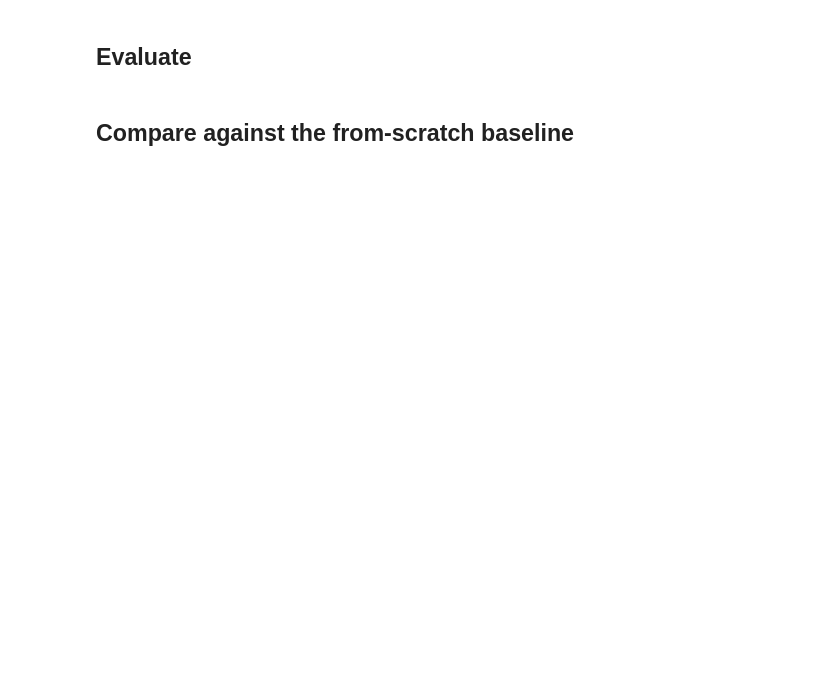
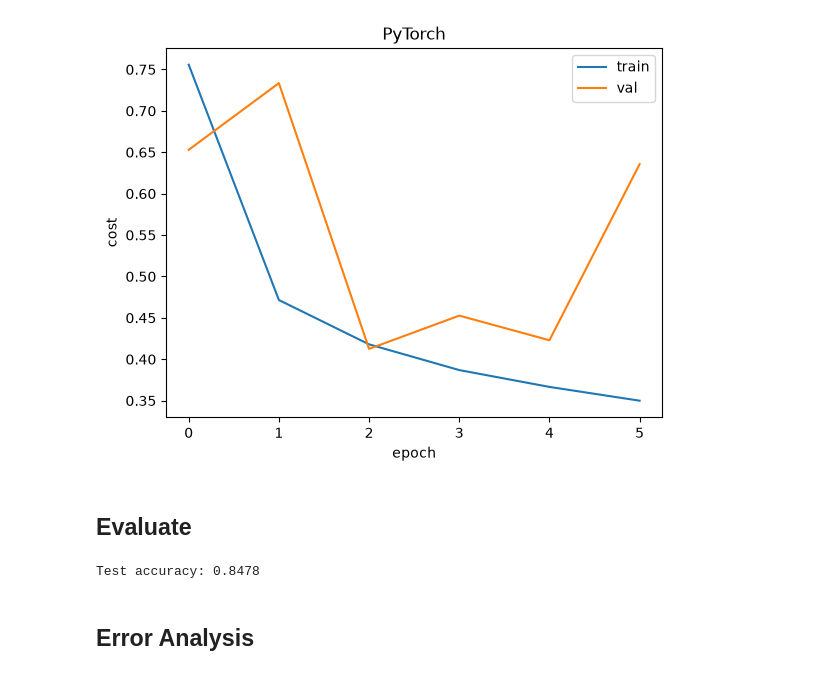
Before and after one commit to fnmsantiago/fashion-mnist-from-scratch, a Jupyter notebook: notebooks/02_pytorch_comparison.ipynb, the cells around one changed output. Drawn from its saved outputs; the diff is of its cells as text; code cells hidden in the pictures; blank space fills up the shorter version.

```diff
--- a/notebooks/02_pytorch_comparison.ipynb
+++ b/notebooks/02_pytorch_comparison.ipynb
@@ -81,2 +133,14 @@ epochs_run = ...
+# %%
+import matplotlib.pyplot as plt
+
+plt.plot(train_costs, label='train')
+plt.plot(val_costs, label='val')
+plt.xlabel('epoch')
+plt.ylabel('cost')
+plt.legend()
+plt.title('PyTorch')
+plt.show()
+# %% [output]
+[figure, added]
 # %% [markdown]
 ## Evaluate
@@ -95,2 +146,0 @@ print(f"accuracy {accuracy:.4f} | epochs {epochs_run} | {train_seconds:.1f}s")
-# %% [markdown]
-## Compare against the from-scratch baseline
@@ -103,0 +147,13 @@ print(f"accuracy {accuracy:.4f} | epochs {epochs_run} | {train_seconds:.1f}s")
+# %%
+model.eval()
+with torch.no_grad():
+    test_logits = model(X_test)
+
+# Samples are rows, so the class axis is dim=1 (it was axis=0 in the numpy code).
+preds = test_logits.argmax(dim=1).numpy()
+accuracy = float((preds == y_test).mean())
+print(f"Test accuracy: {accuracy:.4f}")
+# %% [output]
+Test accuracy: 0.8478
+# %% [markdown]
+## Error Analysis
```
Also changed, not shown: parts of 25 cells of this notebook, 1 other file.
